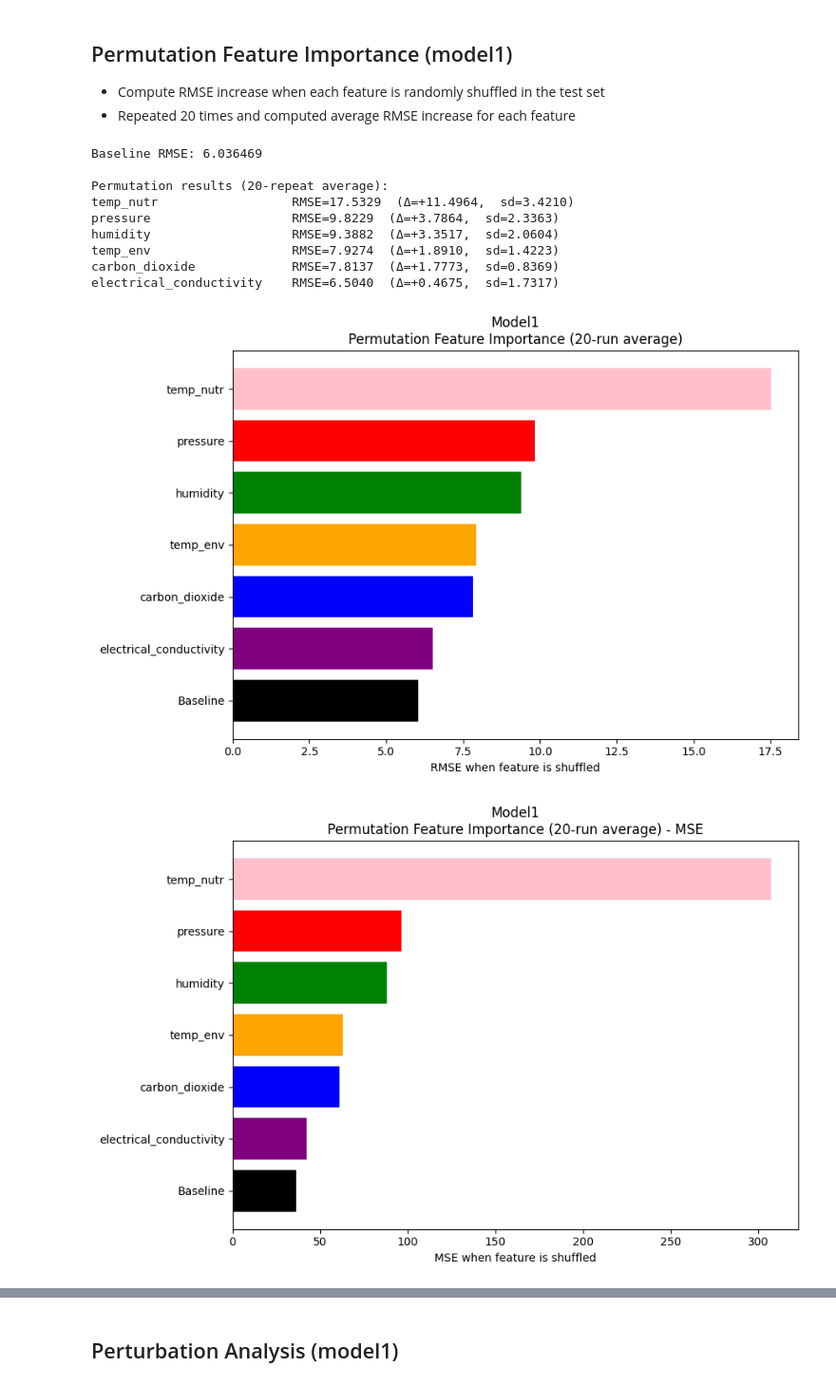
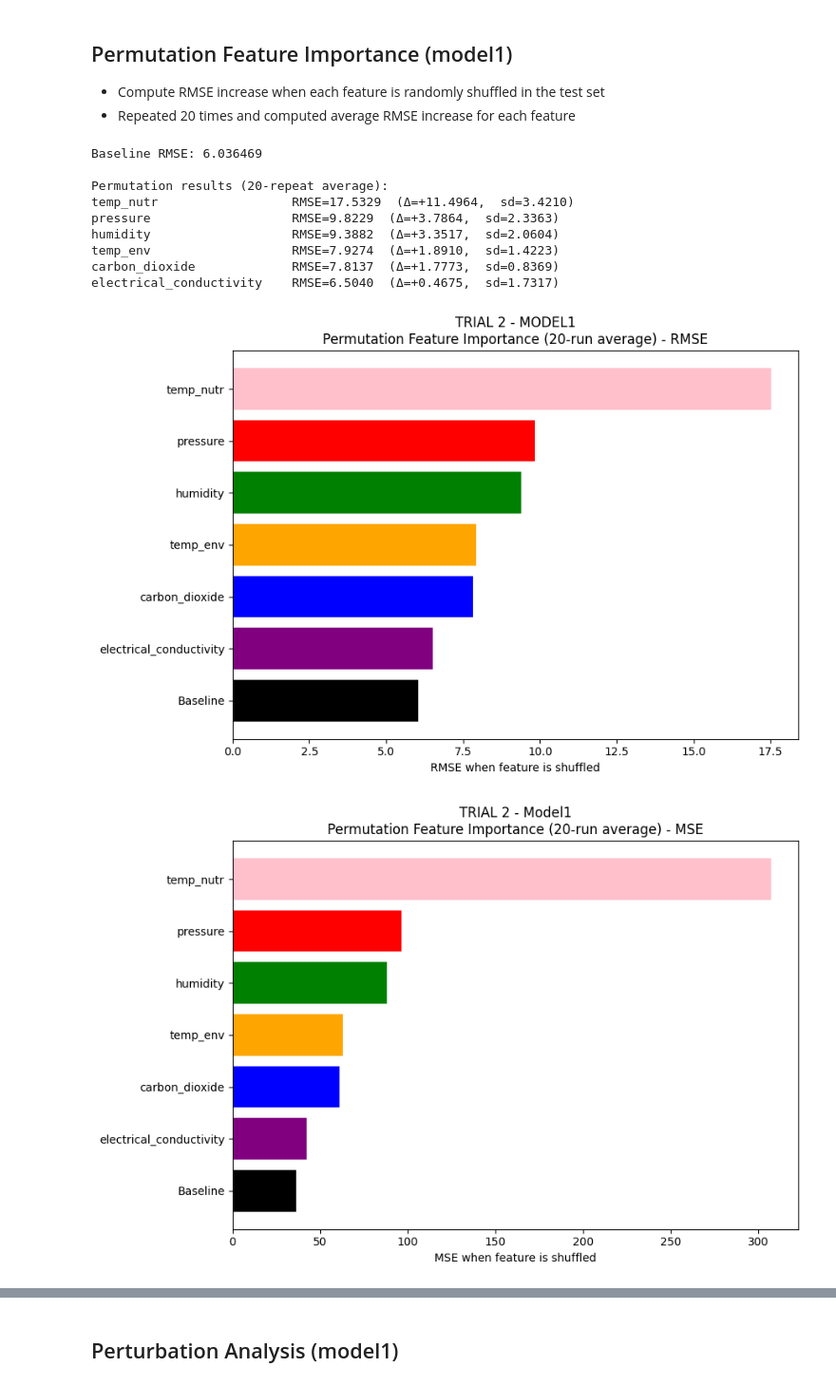
Before and after one commit to GerardoG2/plant-health-status, a Jupyter notebook: Notebooks/NeuralNetwork_t2.ipynb, the cells around one changed output, grey strips where cells are left out. Shown at 95% size. Saved outputs shown, nothing was run; the diff lists cells and outputs as text; code cells hidden in the pictures.

```diff
--- a/Notebooks/NeuralNetwork_t2.ipynb
+++ b/Notebooks/NeuralNetwork_t2.ipynb
@@ -385,33 +385,33 @@ names_plot = names + ["Baseline"]
 rmses_plot = rmses + [base_rmse]
 colors_plot = colors + [baseline_color]
 
 plt.figure(figsize=(9, 6))
 plt.barh(names_plot[::-1], rmses_plot[::-1], color=colors_plot[::-1])
 
 plt.xlabel("RMSE when feature is shuffled")
-plt.title("TRIAL 2 - Model1\nPermutation Feature Importance (20-run average) - RMSE")
+plt.title("TRIAL 2 - MODEL1\nPermutation Feature Importance (20-run average) - RMSE")
 plt.tight_layout()
 
 plt.savefig('../Figures/t2_nn_model1_permutation_importance_rmse.png', bbox_inches='tight')
 plt.show()
 
 # plot for mse instead of rmse
 plt.figure(figsize=(9, 6))
 plt.barh(names_plot[::-1], [r**2 for r in rmses_plot][::-1], color=colors_plot[::-1])
 plt.xlabel("MSE when feature is shuffled")
 plt.title("TRIAL 2 - Model1\nPermutation Feature Importance (20-run average) - MSE")
 plt.tight_layout()
 plt.savefig('../Figures/nnmodel1_permutation_importance_mse.png', bbox_inches='tight')
 plt.show()
 # %% [output]
 Baseline RMSE: 6.036469
 
 Permutation results (20-repeat average):
 temp_nutr                  RMSE=17.5329  (Δ=+11.4964,  sd=3.4210)
 pressure                   RMSE=9.8229  (Δ=+3.7864,  sd=2.3363)
 humidity                   RMSE=9.3882  (Δ=+3.3517,  sd=2.0604)
 temp_env                   RMSE=7.9274  (Δ=+1.8910,  sd=1.4223)
 carbon_dioxide             RMSE=7.8137  (Δ=+1.7773,  sd=0.8369)
 electrical_conductivity    RMSE=6.5040  (Δ=+0.4675,  sd=1.7317)
-[figure, old version]
+[figure, new version]
-[figure, old version]
+[figure, new version]
```
Also changed, not shown: parts of 38 cells of this notebook, 34 other files.
